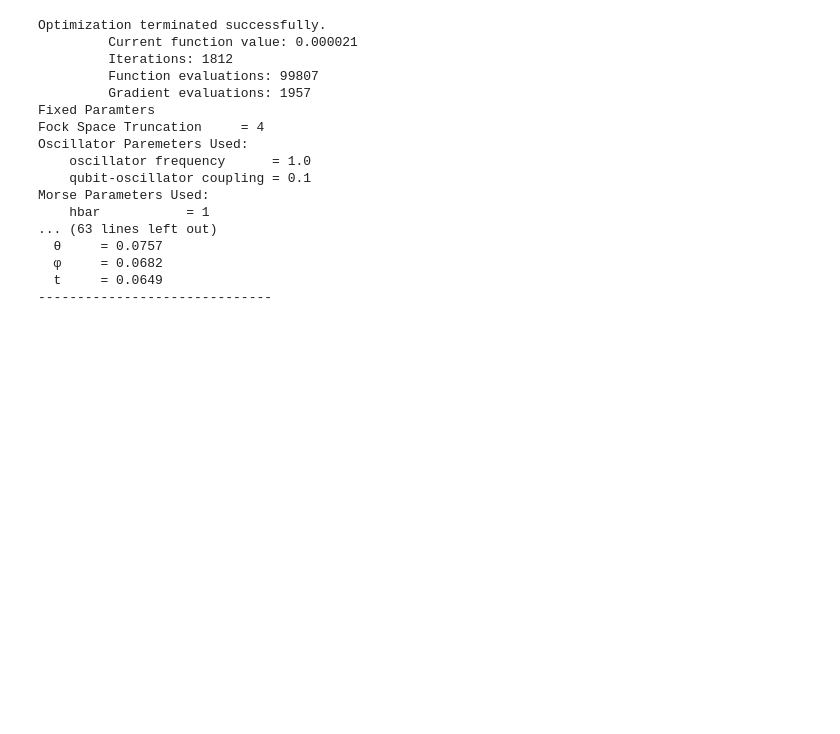
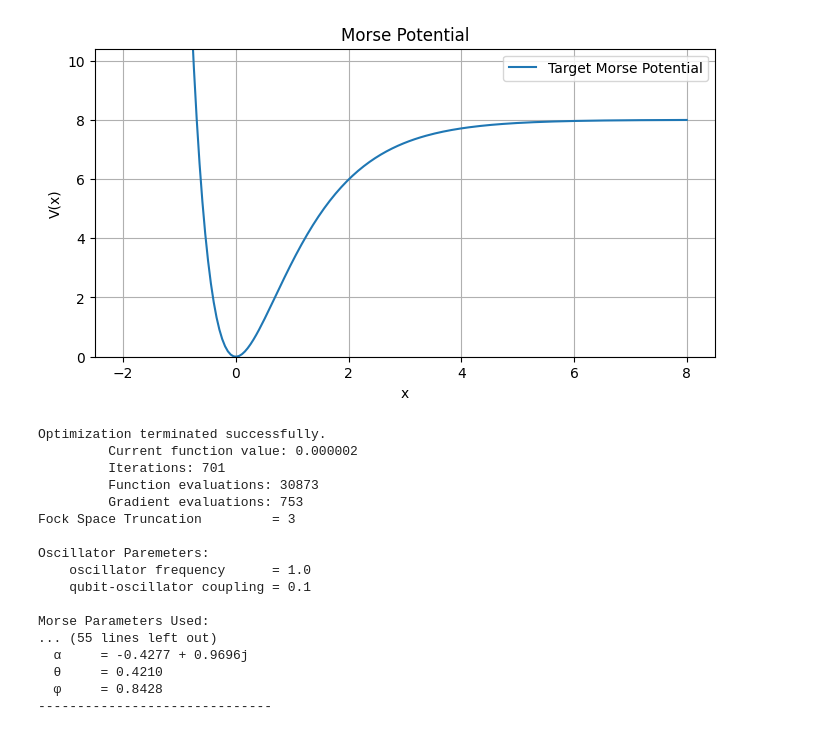
Before and after one commit to alexaymehra/hybrid-quantum-simulation, a Jupyter notebook: MorseOptimizedParameters.ipynb, the cells around one changed output. Drawn from its saved outputs; the diff is of its cells as text; code cells hidden in the pictures; blank space fills up the shorter version.

Commit message:
Fixed time and added visualizations

```diff
--- a/MorseOptimizedParameters.ipynb
+++ b/MorseOptimizedParameters.ipynb
@@ -10,23 +10,13 @@ Definining the Operators
 - Always-on Hamiltonian
 - Displacement Gate
 - Qubit xy Rotation Gate
-
-
-make time a constant parameter
-
-how to define the
-
-optimizing time
-
 """
-
-
 
 # Parameters for Morse Time Evolution
 time = 2
 mass = 1
 diss_energy = 8
-width_param = 0.8
+width_param = 1
 equib_length = 0
 
 hbar = 1
@@ -190,17 +136,42 @@ def fidelity_loss(params, d, U_target):
     dim = U.shape[0]
     fid = np.abs(np.trace(U.conj().T @ U_target))/ (dim)
     return 1 - fid
+# %%
+import matplotlib.pyplot as plt
+
+# Create an instance of the morse time evolution
+morse_to_optimize = MH_Evo(t=time, u=mass, de=diss_energy, b=width_param, x0=equib_length)
+
+#Plot the Morse Potential
+
+# Position axis
+x = np.linspace(-2, 8, 200)
+
+# Morse potential
+V_Target = diss_energy * (1 - np.exp(-width_param * (x - equib_length)))**2
+
+# Plot
+plt.figure(figsize=(8, 4))
+plt.plot(x, V_Target, label='Target Morse Potential')
+plt.xlabel('x')
+plt.ylabel('V(x)')
+plt.ylim(0, diss_energy * 1.3)  # Adjust the 1.2 factor as needed
+plt.title('Morse Potential')
+plt.grid(True)
+plt.legend()
+plt.show()
+# %% [output]
+[figure, added]
 # %%
 # Optimize
 
-d = 10                                           # number of gate layers
-num_params = d * 5                              # [Re(α), Im(α), θ, φ, t] per gate
+d = 10                                          # number of gate layers
+num_params = d * 4                              # [Re(α), Im(α), θ, φ] per gate
 
 # Provides small initial guess near 0
 init_guess = np.random.rand(num_params) * 0.1
 
-# Create an instance of the morse time evolution
-morse_to_optimize = MH_Evo(t=time, u=mass, de=diss_energy, b=width_param, x0=equib_length)
+
 
 result = sp.optimize.minimize(
     #optimize will make guesses for parameteres of fidelity_loss that minimize its return values
@@ -238,36 +209,34 @@ def print_optimal_params(params, d):
 
     print("Optimized Paramters")
     for i in range(d):
-        re_alpha = params[i * 5 + 0]
-        im_alpha = params[i * 5 + 1]
-        theta    = params[i * 5 + 2]
-        phi      = params[i * 5 + 3]
-        t        = params[i * 5 + 4]
+        re_alpha = params[i * 4 + 0]
+        im_alpha = params[i * 4 + 1]
+        theta    = params[i * 4 + 2]
+        phi      = params[i * 4 + 3]
 
         print(f"Gate {i+1}:")
         print(f"  α     = {re_alpha:.4f} + {im_alpha:.4f}j")
         print(f"  θ     = {theta:.4f}")
         print(f"  φ     = {phi:.4f}")
-        print(f"  t     = {t:.4f}")
         print("-" * 30)
 
 # After optimization
 print_optimal_params(optimal_params, d)
 # %% [output]
 Optimization terminated successfully.
-         Current function value: 0.000021
-         Iterations: 1812
-         Function evaluations: 99807
-         Gradient evaluations: 1957
-Fixed Paramters
-Fock Space Truncation     = 4
-Oscillator Paremeters Used:
+         Current function value: 0.000002
+         Iterations: 701
+         Function evaluations: 30873
+         Gradient evaluations: 753
+Fock Space Truncation         = 3
+
+Oscillator Paremeters:
     oscillator frequency      = 1.0
     qubit-oscillator coupling = 0.1
+
 Morse Parameters Used:
-    hbar           = 1
-... (63 lines left out)
-  θ     = 0.0757
-  φ     = 0.0682
-  t     = 0.0649
+... (55 lines left out)
+  α     = -0.4277 + 0.9696j
+  θ     = 0.4210
+  φ     = 0.8428
 ------------------------------
```
Also changed, not shown: parts of 4 cells of this notebook.
